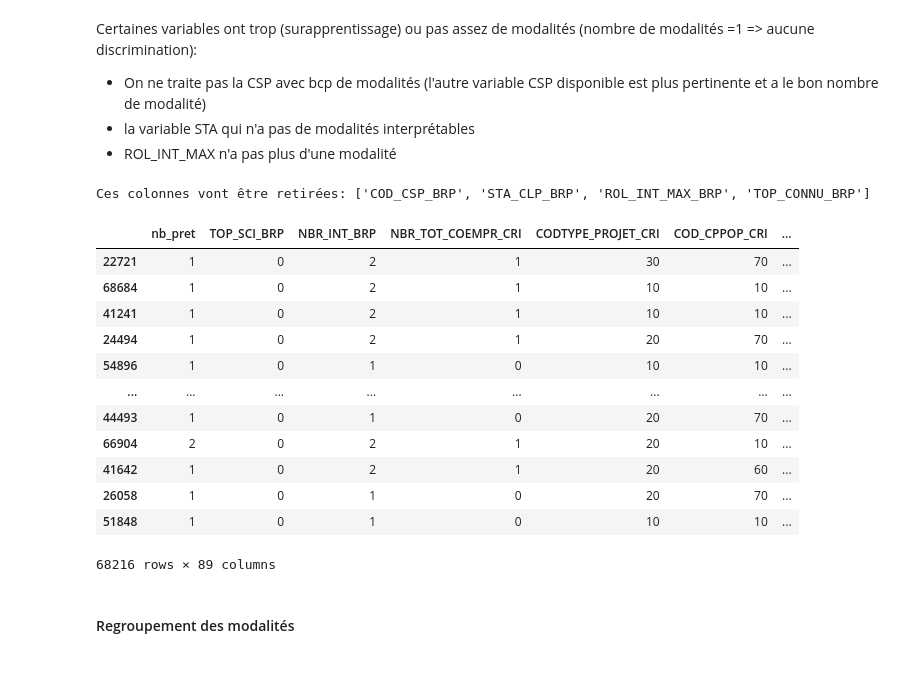
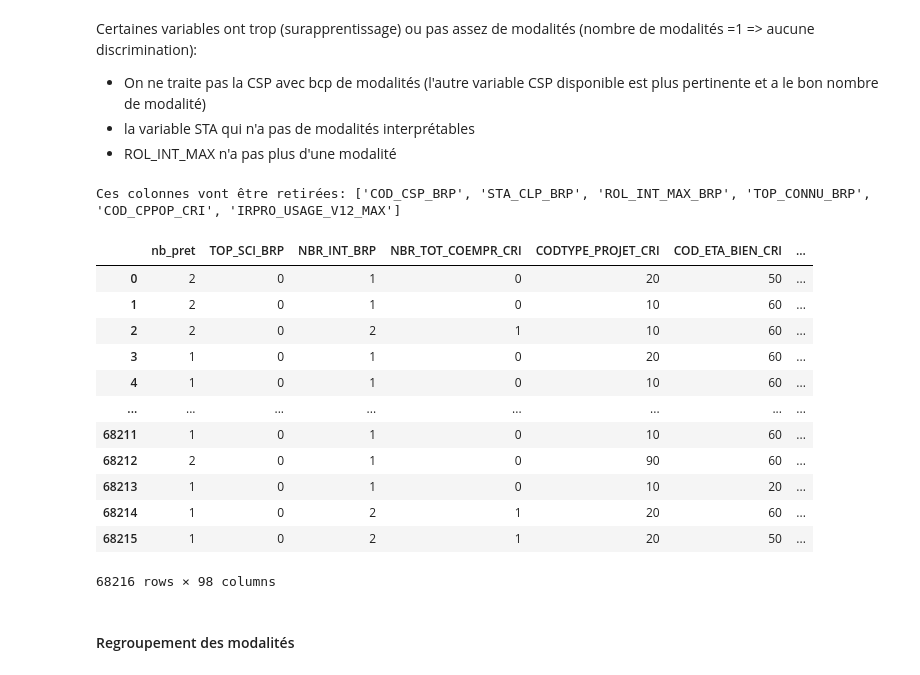
Before and after one commit to luciegaba/Real-Estate-Default-Modeling, a Jupyter notebook: projet_lcl.ipynb, the cells around one changed output. Drawn from its saved outputs; the diff is of its cells as text; code cells hidden in the pictures.

```diff
--- a/projet_lcl.ipynb
+++ b/projet_lcl.ipynb
@@ -526,0 +636,11 @@ si la pvalue<0.05  alors la variable associée est significative au seuil de 5%
+# %%
+COD_CPPOP_CRI_GROUPED={'RACHAT_DE_PRET':'RACHAT_DE_PRET',
+    'ACQUISITION_SEULE':'ACQUISITION_SEULE',
+    'TRAVAUX':'TRAVAUX',
+    'TERRAIN_CONSTRUCTION':"TERRAIN_CONSTRUCTION",
+    'ACQUISITION_TRAVAUX':"ACQUISITION_SEULE",
+    'PAIEMENT_SOULTE':"PAIEMENT_SOULTE",
+    'CONSTRUCTION_SEULE':"TERRAIN_CONSTRUCTION",
+    'TRAVAUX_CONSTRUCTION':"TRAVAUX",
+   'PAIEMENT_SOULTE_TRAVAUX':"PAIEMENT_SOULTE"}
+X_train["COD_CPPOP_CRI"]=X_train["COD_CPPOP_CRI"].map(COD_CPPOP_CRI_GROUPED)
@@ -526,0 +652,21 @@ si la pvalue<0.05  alors la variable associée est significative au seuil de 5%
+# %%
+
+def get_cross_var(X_train_costs,cppop_cri):
+    results=pd.DataFrame()
+    results["montants"]=X_train_costs.sum(axis=1)
+    results["type"]=cppop_cri
+    table = pd.pivot_table(results,values="montants", index=results.index, columns="type", fill_value=0)
+    return table
+# %%
+def cross_variable_for_project_type(X_train):
+    list_costs=[
+        "COUT_BIEN_FINANCE_BRP",
+        "AUTRES_COUT_BRP"]
+    cross_var_mount= get_cross_var(X_train[list_costs],X_train["COD_CPPOP_CRI"])
+    list_col_drop=list_costs
+    new_col_from_cross=cross_var_mount.columns.tolist()
+    print("Nouvelles variables créées:",new_col_from_cross)
+    X_train=pd.concat([X_train.reset_index(drop=True),cross_var_mount.reset_index(drop=True)],axis=1)
+    return X_train,list_col_drop,new_col_from_cross
+# %%
+X_train,list_col_to_drop,col_cross_var_mount=cross_variable_for_project_type(X_train)
@@ -631,22 +812,22 @@ Certaines variables ont trop (surapprentissage) ou pas assez de modalités (nomb
 - la variable STA qui n'a pas de modalités interprétables
 - ROL_INT_MAX n'a pas plus d'une modalité
 # %%
-drop_columns(X_train,["COD_CSP_BRP","STA_CLP_BRP","ROL_INT_MAX_BRP","TOP_CONNU_BRP"])
+drop_columns(X_train,["COD_CSP_BRP","STA_CLP_BRP","ROL_INT_MAX_BRP","TOP_CONNU_BRP","COD_CPPOP_CRI","IRPRO_USAGE_V12_MAX"])
 # %% [output]
-Ces colonnes vont être retirées: ['COD_CSP_BRP', 'STA_CLP_BRP', 'ROL_INT_MAX_BRP', 'TOP_CONNU_BRP']
+Ces colonnes vont être retirées: ['COD_CSP_BRP', 'STA_CLP_BRP', 'ROL_INT_MAX_BRP', 'TOP_CONNU_BRP', 'COD_CPPOP_CRI', 'IRPRO_USAGE_V12_MAX']
-|  | nb_pret | TOP_SCI_BRP | NBR_INT_BRP | NBR_TOT_COEMPR_CRI | CODTYPE_PROJET_CRI | COD_CPPOP_CRI | ... |
-| 22721 | 1 | 0 | 2 | 1 | 30 | 70 | ... |
-| 68684 | 1 | 0 | 2 | 1 | 10 | 10 | ... |
-| 41241 | 1 | 0 | 2 | 1 | 10 | 10 | ... |
-| 24494 | 1 | 0 | 2 | 1 | 20 | 70 | ... |
-| 54896 | 1 | 0 | 1 | 0 | 10 | 10 | ... |
+|  | nb_pret | TOP_SCI_BRP | NBR_INT_BRP | NBR_TOT_COEMPR_CRI | CODTYPE_PROJET_CRI | COD_ETA_BIEN_CRI | ... |
+| 0 | 2 | 0 | 1 | 0 | 20 | 50 | ... |
+| 1 | 2 | 0 | 1 | 0 | 10 | 60 | ... |
+| 2 | 2 | 0 | 2 | 1 | 10 | 60 | ... |
+| 3 | 1 | 0 | 1 | 0 | 20 | 60 | ... |
+| 4 | 1 | 0 | 1 | 0 | 10 | 60 | ... |
 | ... | ... | ... | ... | ... | ... | ... | ... |
-| 44493 | 1 | 0 | 1 | 0 | 20 | 70 | ... |
-| 66904 | 2 | 0 | 2 | 1 | 20 | 10 | ... |
-| 41642 | 1 | 0 | 2 | 1 | 20 | 60 | ... |
-| 26058 | 1 | 0 | 1 | 0 | 20 | 70 | ... |
-| 51848 | 1 | 0 | 1 | 0 | 10 | 10 | ... |
+| 68211 | 1 | 0 | 1 | 0 | 10 | 60 | ... |
+| 68212 | 2 | 0 | 1 | 0 | 90 | 60 | ... |
+| 68213 | 1 | 0 | 1 | 0 | 10 | 20 | ... |
+| 68214 | 1 | 0 | 2 | 1 | 20 | 60 | ... |
+| 68215 | 1 | 0 | 2 | 1 | 20 | 50 | ... |
-68216 rows × 89 columns
+68216 rows × 98 columns
 # %% [markdown]
 #### Regroupement des modalités
 # %% [markdown]
```
Also changed, not shown: parts of 56 cells of this notebook, 7 other files.
